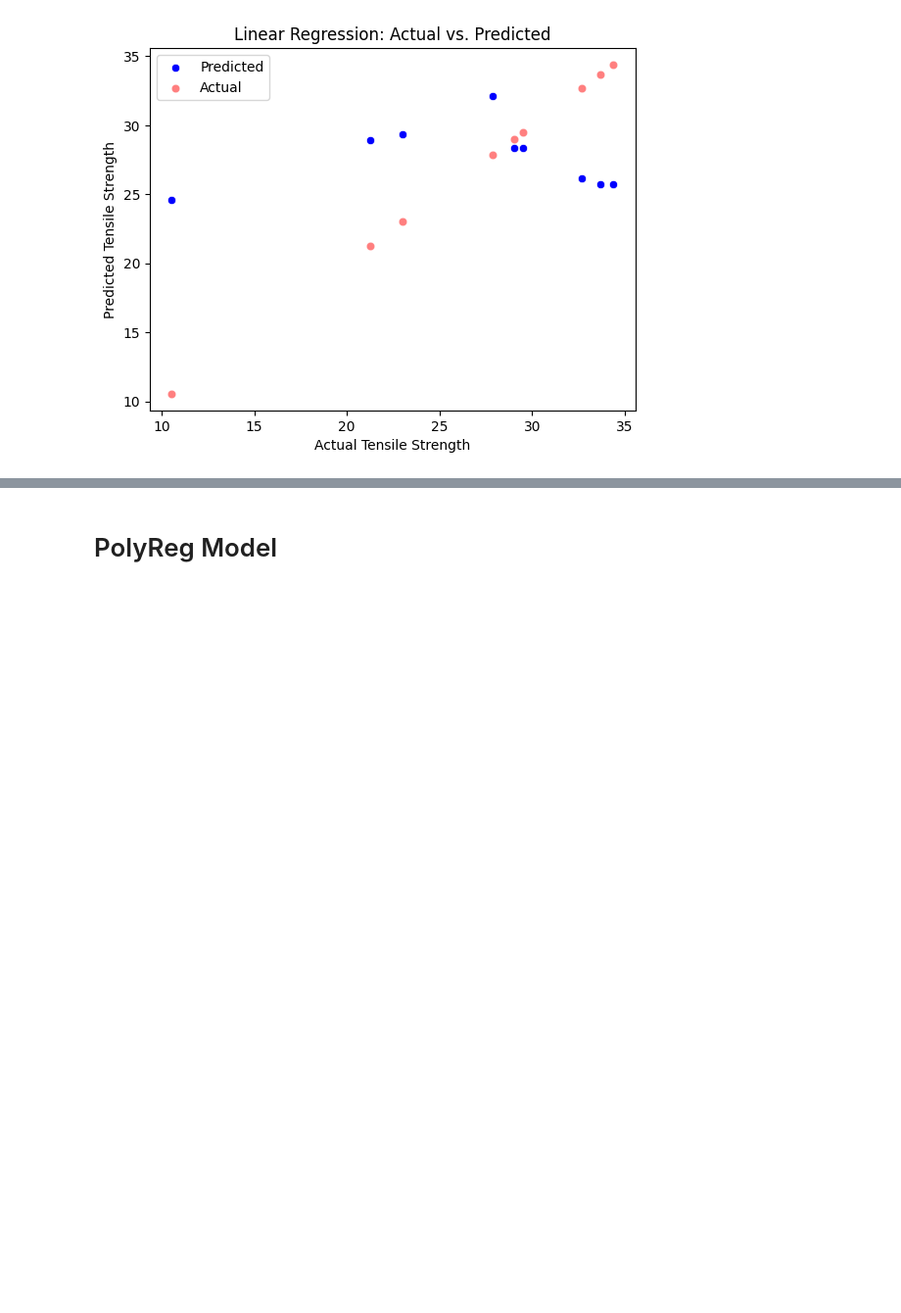
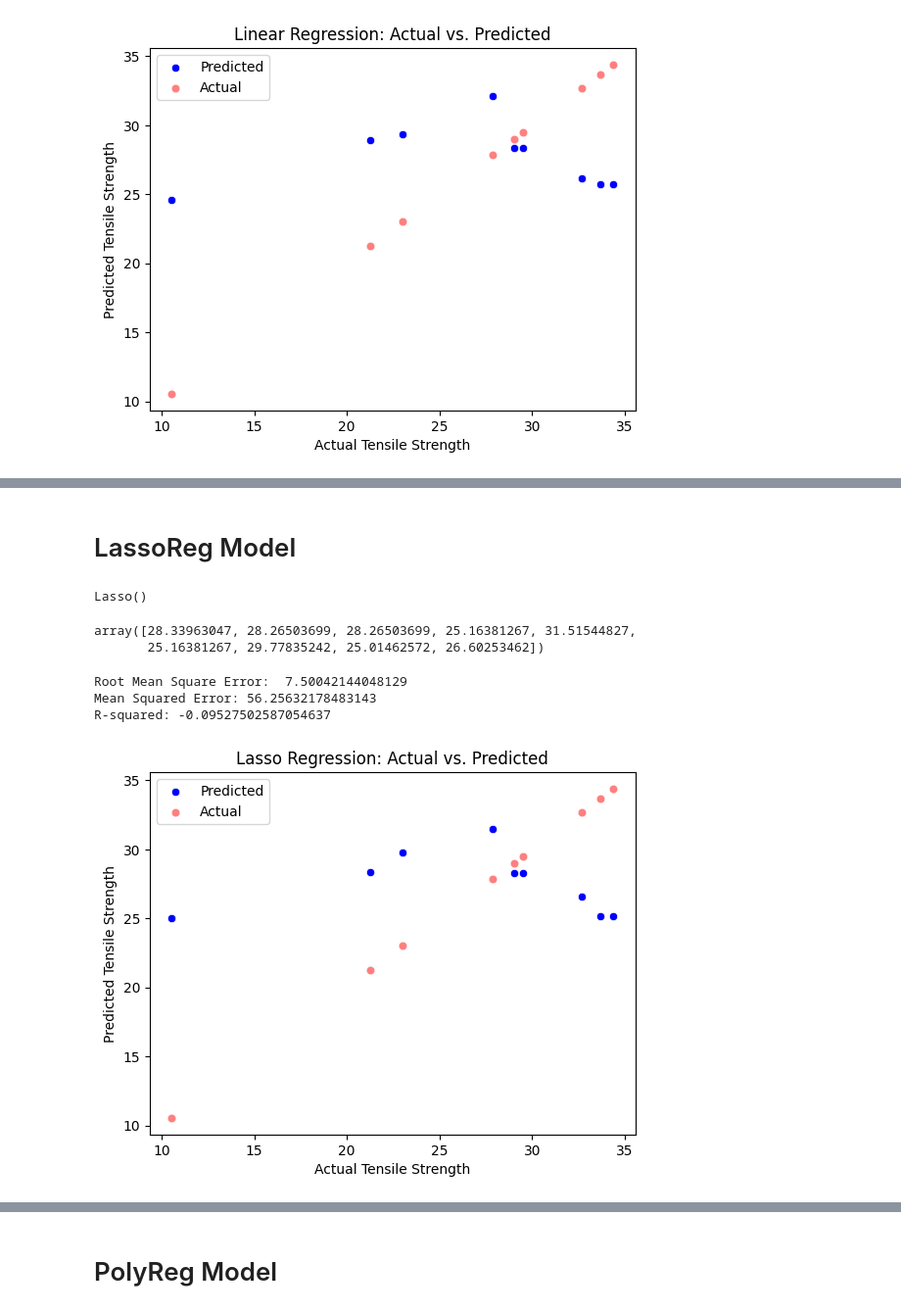
Before and after one commit to Sid-047/paperStuff, a Jupyter notebook: basaltCuraua-Composite/modelTraining.ipynb, the cells around one changed output, grey strips where cells are left out. Shown at 98% size. Drawn from its saved outputs; the diff is of its cells as text; code cells hidden in the pictures; blank space fills up the shorter version.

```diff
--- a/basaltCuraua-Composite/modelTraining.ipynb
+++ b/basaltCuraua-Composite/modelTraining.ipynb
@@ -82,0 +159,34 @@ plt.show()
+# %% [markdown]
+# LassoReg Model
+# %%
+modelLSR = Lasso(alpha=1.0)
+modelLSR.fit(xTrain, yTrain)
+# %% [output]
+Lasso()
+# %%
+yPred = modelLSR.predict(xTest)
+yPred
+# %% [output]
+array([28.33963047, 28.26503699, 28.26503699, 25.16381267, 31.51544827,
+       25.16381267, 29.77835242, 25.01462572, 26.60253462])
+# %%
+rmseLSR = np.sqrt(mean_squared_error(yTest, yPred))
+mseLSR = mean_squared_error(yTest, yPred)
+rsLSR = r2_score(yTest, yPred)
+print("Root Mean Square Error: ", rmseLSR)
+print('Mean Squared Error:', mseLSR)
+print('R-squared:', rsLSR)
+# %% [output]
+Root Mean Square Error:  7.50042144048129
+Mean Squared Error: 56.25632178483143
+R-squared: -0.09527502587054637
+# %%
+sns.scatterplot(x=yTest, y=yPred, color='blue', label='Predicted')
+sns.scatterplot(x=yTest, y=yTest, color='red', alpha=0.5, label='Actual')
+plt.xlabel('Actual Tensile Strength')
+plt.ylabel('Predicted Tensile Strength')
+plt.title('Lasso Regression: Actual vs. Predicted')
+plt.legend()
+plt.show()
+# %% [output]
+[figure, added]
```
Also changed, not shown: parts of 37 cells of this notebook.
